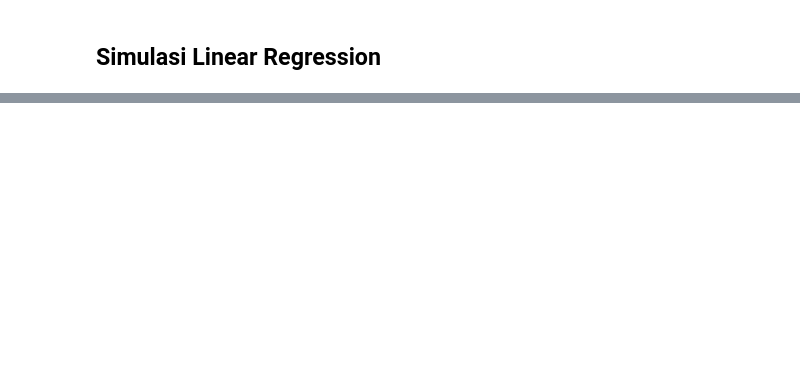
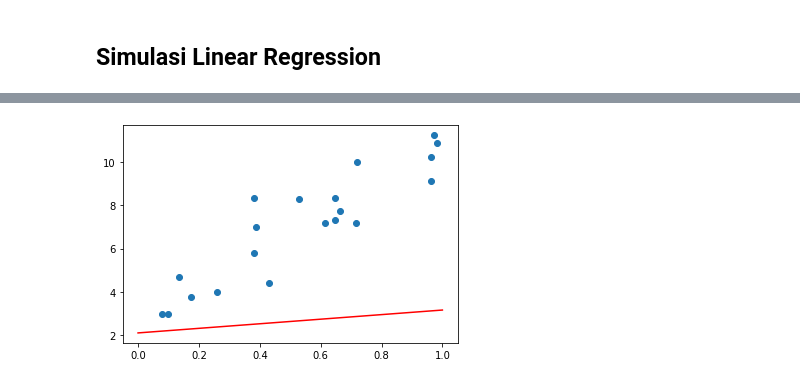
Before and after one commit to fzahirsyah/learning_journal, a Jupyter notebook: phase_1/week_1/simulasi_linear_regression.ipynb, the cells around one changed output, grey strips where cells are left out. Saved outputs shown, nothing was run; the diff lists cells and outputs as text; code cells hidden in the pictures; blank space fills up the shorter version.

```diff
--- a/phase_1/week_1/simulasi_linear_regression.ipynb
+++ b/phase_1/week_1/simulasi_linear_regression.ipynb
@@ -82,2 +82,7 @@ b
+# %%
+plot_data(data)
+plot_line(w, b)
+# %% [output]
+[figure, added]
 # %%
 # lakukan berulang
```
Also changed, not shown: parts of 9 cells of this notebook, 18 other files.
